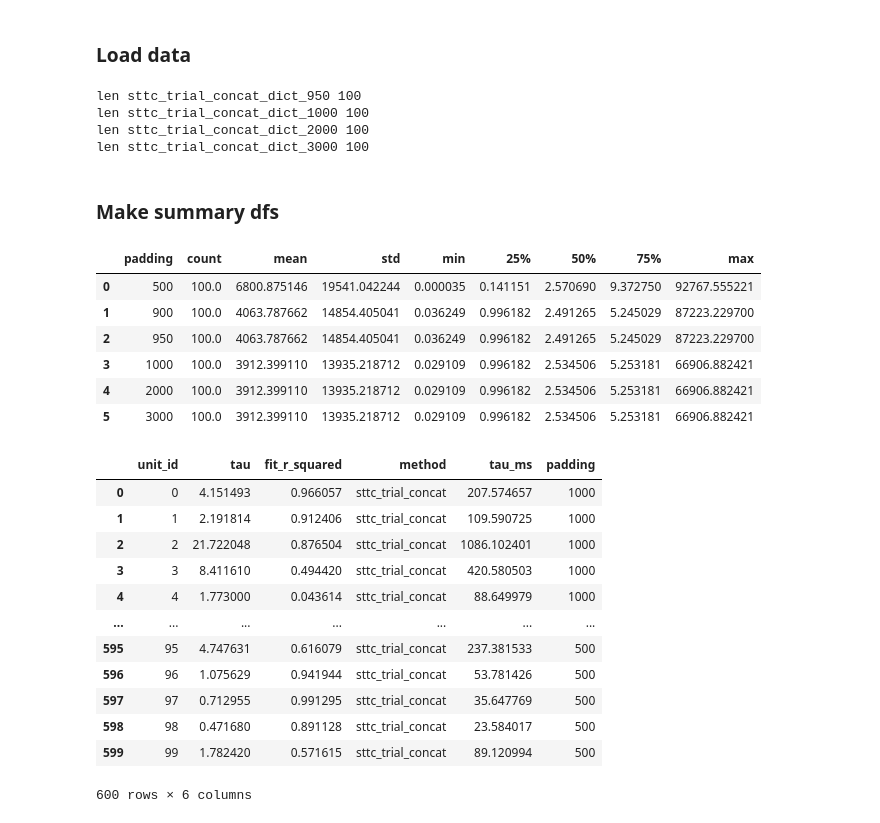
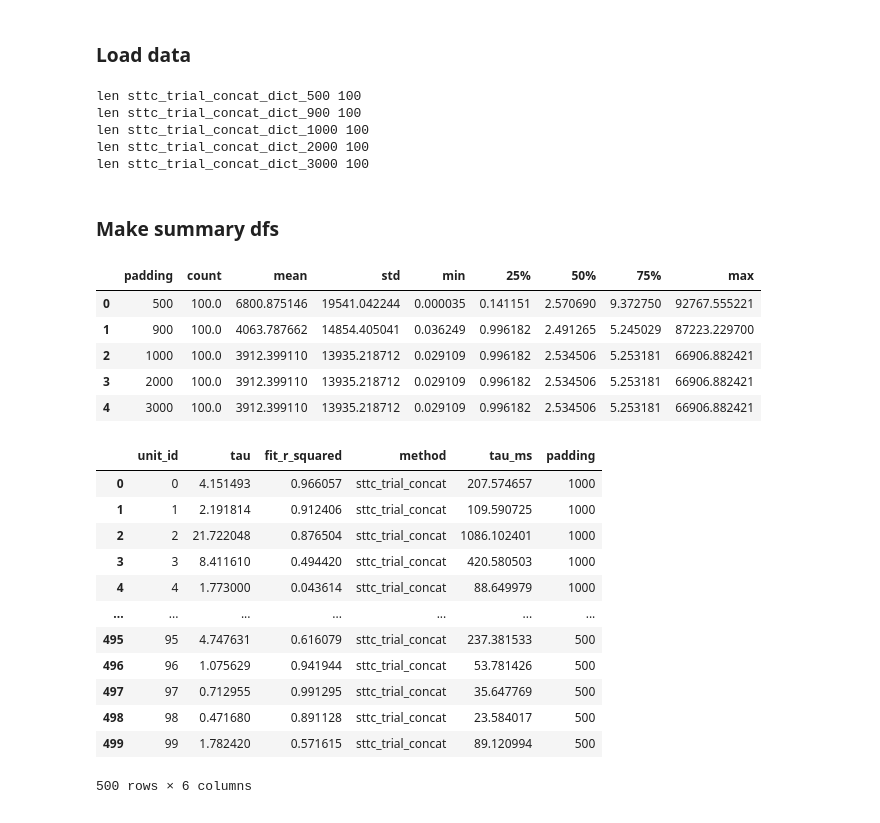
Before and after one commit to iinnpp/isttc, a Jupyter notebook: notebooks/synthetic/sttc_concat_zeros.ipynb, the cells around one changed output. Cells and saved outputs as stored; diff of their text form; code cells hidden in the pictures.

```diff
--- a/notebooks/synthetic/sttc_concat_zeros.ipynb
+++ b/notebooks/synthetic/sttc_concat_zeros.ipynb
@@ -26,18 +21,14 @@ save_fig = False
 # %% [markdown]
 ### Load data
 # %%
-# with open(results_folder + 'tau_isttc_trial_concat_50ms_20lags_dict.pkl', "rb") as f:
-#     sttc_trial_concat_dict_ = pickle.load(f)
-#     sttc_trial_concat_dict = dict(list(sttc_trial_concat_dict_.items())[:100])
-
 with open(results_folder_zeros + 'sttc_trial_concat_50ms_40_trials_dict_zero_padding_len_500.pkl', "rb") as f:
     sttc_trial_concat_dict_500 = pickle.load(f)
 
 with open(results_folder_zeros + 'sttc_trial_concat_50ms_40_trials_dict_zero_padding_len_900.pkl', "rb") as f:
     sttc_trial_concat_dict_900 = pickle.load(f)
 
-with open(results_folder_zeros + 'sttc_trial_concat_50ms_40_trials_dict_zero_padding_len_950.pkl', "rb") as f:
-    sttc_trial_concat_dict_950 = pickle.load(f)
+# with open(results_folder_zeros + 'sttc_trial_concat_50ms_40_trials_dict_zero_padding_len_950.pkl', "rb") as f:
+#     sttc_trial_concat_dict_950 = pickle.load(f)
 
 with open(results_folder_zeros + 'sttc_trial_concat_50ms_40_trials_dict_zero_padding_len_1000.pkl', "rb") as f:
     sttc_trial_concat_dict_1000 = pickle.load(f)
@@ -48,12 +39,15 @@ with open(results_folder_zeros + 'sttc_trial_concat_50ms_40_trials_dict_zero_pad
 with open(results_folder_zeros + 'sttc_trial_concat_50ms_40_trials_dict_zero_padding_len_3000.pkl', "rb") as f:
     sttc_trial_concat_dict_3000 = pickle.load(f)
 
-print(f'len sttc_trial_concat_dict_950 {len(sttc_trial_concat_dict_950)}')
+print(f'len sttc_trial_concat_dict_500 {len(sttc_trial_concat_dict_500)}')
+print(f'len sttc_trial_concat_dict_900 {len(sttc_trial_concat_dict_900)}')
+# print(f'len sttc_trial_concat_dict_950 {len(sttc_trial_concat_dict_950)}')
 print(f'len sttc_trial_concat_dict_1000 {len(sttc_trial_concat_dict_1000)}')
 print(f'len sttc_trial_concat_dict_2000 {len(sttc_trial_concat_dict_2000)}')
 print(f'len sttc_trial_concat_dict_3000 {len(sttc_trial_concat_dict_3000)}')
 # %% [output]
-len sttc_trial_concat_dict_950 100
+len sttc_trial_concat_dict_500 100
+len sttc_trial_concat_dict_900 100
 len sttc_trial_concat_dict_1000 100
 len sttc_trial_concat_dict_2000 100
 len sttc_trial_concat_dict_3000 100
@@ -94,25 +88,24 @@ def get_trials_plot_df(trial_dict_, padding_, method_, n_iteration_=None):
 # %%
 random_trials_impl = np.zeros(len(sttc_trial_concat_dict_950)).astype(int)
 
 padding500_df = get_trials_plot_df(sttc_trial_concat_dict_500, 500, 'sttc_trial_concat', random_trials_impl)
 padding900_df = get_trials_plot_df(sttc_trial_concat_dict_950, 900, 'sttc_trial_concat', random_trials_impl)
-padding950_df = get_trials_plot_df(sttc_trial_concat_dict_950, 950, 'sttc_trial_concat', random_trials_impl)
+# padding950_df = get_trials_plot_df(sttc_trial_concat_dict_950, 950, 'sttc_trial_concat', random_trials_impl)
 padding1000_df = get_trials_plot_df(sttc_trial_concat_dict_1000, 1000, 'sttc_trial_concat', random_trials_impl)
 padding2000_df = get_trials_plot_df(sttc_trial_concat_dict_2000, 2000, 'sttc_trial_concat', random_trials_impl)
 padding3000_df = get_trials_plot_df(sttc_trial_concat_dict_3000, 3000, 'sttc_trial_concat', random_trials_impl)
 
-padding_df = pd.concat([padding1000_df, padding2000_df, padding3000_df, padding950_df, padding900_df, padding500_df])
+padding_df = pd.concat([padding1000_df, padding2000_df, padding3000_df, padding900_df, padding500_df])
 padding_df.reset_index(inplace=True, drop=True)
 
 padding_df.groupby(by='padding', as_index=False)['tau'].describe()
 # %% [output]
 |  | padding | count | mean | std | min | 25% | 50% | 75% | max |
 | 0 | 500 | 100.0 | 6800.875146 | 19541.042244 | 0.000035 | 0.141151 | 2.570690 | 9.372750 | 92767.555221 |
 | 1 | 900 | 100.0 | 4063.787662 | 14854.405041 | 0.036249 | 0.996182 | 2.491265 | 5.245029 | 87223.229700 |
-| 2 | 950 | 100.0 | 4063.787662 | 14854.405041 | 0.036249 | 0.996182 | 2.491265 | 5.245029 | 87223.229700 |
-| 3 | 1000 | 100.0 | 3912.399110 | 13935.218712 | 0.029109 | 0.996182 | 2.534506 | 5.253181 | 66906.882421 |
-| 4 | 2000 | 100.0 | 3912.399110 | 13935.218712 | 0.029109 | 0.996182 | 2.534506 | 5.253181 | 66906.882421 |
-| 5 | 3000 | 100.0 | 3912.399110 | 13935.218712 | 0.029109 | 0.996182 | 2.534506 | 5.253181 | 66906.882421 |
+| 2 | 1000 | 100.0 | 3912.399110 | 13935.218712 | 0.029109 | 0.996182 | 2.534506 | 5.253181 | 66906.882421 |
+| 3 | 2000 | 100.0 | 3912.399110 | 13935.218712 | 0.029109 | 0.996182 | 2.534506 | 5.253181 | 66906.882421 |
+| 4 | 3000 | 100.0 | 3912.399110 | 13935.218712 | 0.029109 | 0.996182 | 2.534506 | 5.253181 | 66906.882421 |
 # %%
 padding_df
 # %% [output]
@@ -123,12 +116,12 @@ padding_df
 | 3 | 3 | 8.411610 | 0.494420 | sttc_trial_concat | 420.580503 | 1000 |
 | 4 | 4 | 1.773000 | 0.043614 | sttc_trial_concat | 88.649979 | 1000 |
 | ... | ... | ... | ... | ... | ... | ... |
-| 595 | 95 | 4.747631 | 0.616079 | sttc_trial_concat | 237.381533 | 500 |
-| 596 | 96 | 1.075629 | 0.941944 | sttc_trial_concat | 53.781426 | 500 |
-| 597 | 97 | 0.712955 | 0.991295 | sttc_trial_concat | 35.647769 | 500 |
-| 598 | 98 | 0.471680 | 0.891128 | sttc_trial_concat | 23.584017 | 500 |
-| 599 | 99 | 1.782420 | 0.571615 | sttc_trial_concat | 89.120994 | 500 |
+| 495 | 95 | 4.747631 | 0.616079 | sttc_trial_concat | 237.381533 | 500 |
+| 496 | 96 | 1.075629 | 0.941944 | sttc_trial_concat | 53.781426 | 500 |
+| 497 | 97 | 0.712955 | 0.991295 | sttc_trial_concat | 35.647769 | 500 |
+| 498 | 98 | 0.471680 | 0.891128 | sttc_trial_concat | 23.584017 | 500 |
+| 499 | 99 | 1.782420 | 0.571615 | sttc_trial_concat | 89.120994 | 500 |
-600 rows × 6 columns
+500 rows × 6 columns
 # %%
 # extract the reference tau_ms for padding=1000
 ref = padding_df[padding_df['padding'] == 1000][['unit_id', 'tau_ms']]
```
Also changed, not shown: parts of 6 cells of this notebook, 4 other files.
